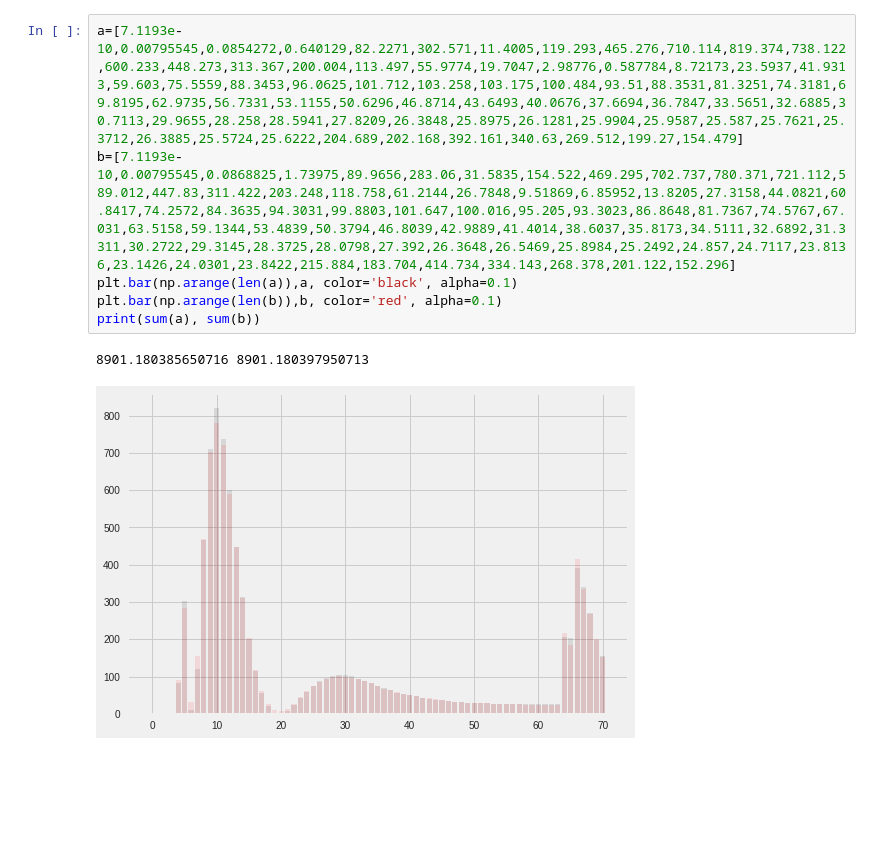
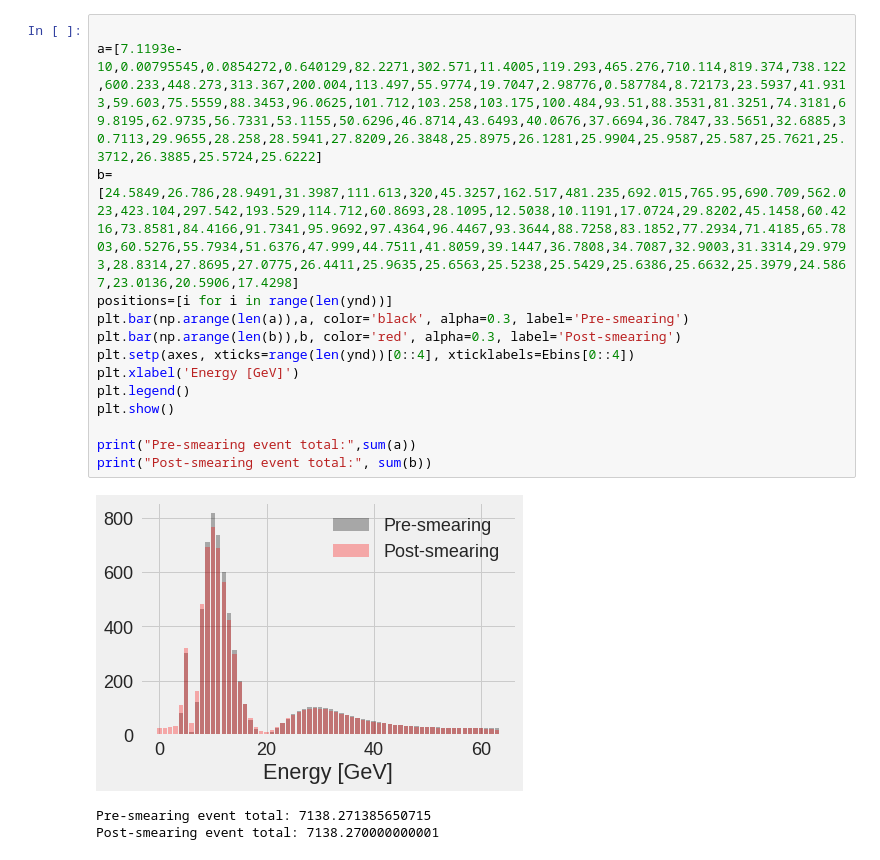
Before and after one commit to mibass/psNu, a Jupyter notebook: Binned.ipynb, the cells around one changed output. Drawn from its saved outputs; the diff is of its cells as text; blank space fills up the shorter version.

```diff
--- a/Binned.ipynb
+++ b/Binned.ipynb
@@ -162,9 +168,18 @@ plt.show()
 # %%
-a=[7.1193e-10,0.00795545,0.0854272,0.640129,82.2271,302.571,11.4005,119.293,465.276,710.114,819.374,738.122,600.233,448.273,313.367,200.004,113.497,55.9774,19.7047,2.98776,0.587784,8.72173,23.5937,41.9313,59.603,75.5559,88.3453,96.0625,101.712,103.258,103.175,100.484,93.51,88.3531,81.3251,74.3181,69.8195,62.9735,56.7331,53.1155,50.6296,46.8714,43.6493,40.0676,37.6694,36.7847,33.5651,32.6885,30.7113,29.9655,28.258,28.5941,27.8209,26.3848,25.8975,26.1281,25.9904,25.9587,25.587,25.7621,25.3712,26.3885,25.5724,25.6222,204.689,202.168,392.161,340.63,269.512,199.27,154.479]
-b=[7.1193e-10,0.00795545,0.0868825,1.73975,89.9656,283.06,31.5835,154.522,469.295,702.737,780.371,721.112,589.012,447.83,311.422,203.248,118.758,61.2144,26.7848,9.51869,6.85952,13.8205,27.3158,44.0821,60.8417,74.2572,84.3635,94.3031,99.8803,101.647,100.016,95.205,93.3023,86.8648,81.7367,74.5767,67.031,63.5158,59.1344,53.4839,50.3794,46.8039,42.9889,41.4014,38.6037,35.8173,34.5111,32.6892,31.3311,30.2722,29.3145,28.3725,28.0798,27.392,26.3648,26.5469,25.8984,25.2492,24.857,24.7117,23.8136,23.1426,24.0301,23.8422,215.884,183.704,414.734,334.143,268.378,201.122,152.296]
-plt.bar(np.arange(len(a)),a, color='black', alpha=0.1)
-plt.bar(np.arange(len(b)),b, color='red', alpha=0.1)
-print(sum(a), sum(b))
+
+a=[7.1193e-10,0.00795545,0.0854272,0.640129,82.2271,302.571,11.4005,119.293,465.276,710.114,819.374,738.122,600.233,448.273,313.367,200.004,113.497,55.9774,19.7047,2.98776,0.587784,8.72173,23.5937,41.9313,59.603,75.5559,88.3453,96.0625,101.712,103.258,103.175,100.484,93.51,88.3531,81.3251,74.3181,69.8195,62.9735,56.7331,53.1155,50.6296,46.8714,43.6493,40.0676,37.6694,36.7847,33.5651,32.6885,30.7113,29.9655,28.258,28.5941,27.8209,26.3848,25.8975,26.1281,25.9904,25.9587,25.587,25.7621,25.3712,26.3885,25.5724,25.6222]
+b=[24.5849,26.786,28.9491,31.3987,111.613,320,45.3257,162.517,481.235,692.015,765.95,690.709,562.023,423.104,297.542,193.529,114.712,60.8693,28.1095,12.5038,10.1191,17.0724,29.8202,45.1458,60.4216,73.8581,84.4166,91.7341,95.9692,97.4364,96.4467,93.3644,88.7258,83.1852,77.2934,71.4185,65.7803,60.5276,55.7934,51.6376,47.999,44.7511,41.8059,39.1447,36.7808,34.7087,32.9003,31.3314,29.9793,28.8314,27.8695,27.0775,26.4411,25.9635,25.6563,25.5238,25.5429,25.6386,25.6632,25.3979,24.5867,23.0136,20.5906,17.4298]
+positions=[i for i in range(len(ynd))]
+plt.bar(np.arange(len(a)),a, color='black', alpha=0.3, label='Pre-smearing')
+plt.bar(np.arange(len(b)),b, color='red', alpha=0.3, label='Post-smearing')
+plt.setp(axes, xticks=range(len(ynd))[0::4], xticklabels=Ebins[0::4])
+plt.xlabel('Energy [GeV]')
+plt.legend()
+plt.show()
+
+print("Pre-smearing event total:",sum(a))
+print("Post-smearing event total:", sum(b))
 # %% [output]
+[figure, new version]
-8901.180385650716 8901.180397950713
+Pre-smearing event total: 7138.271385650715
+Post-smearing event total: 7138.270000000001
-[figure, old version]
```
Also changed, not shown: parts of 4 cells of this notebook, 2 other files.
